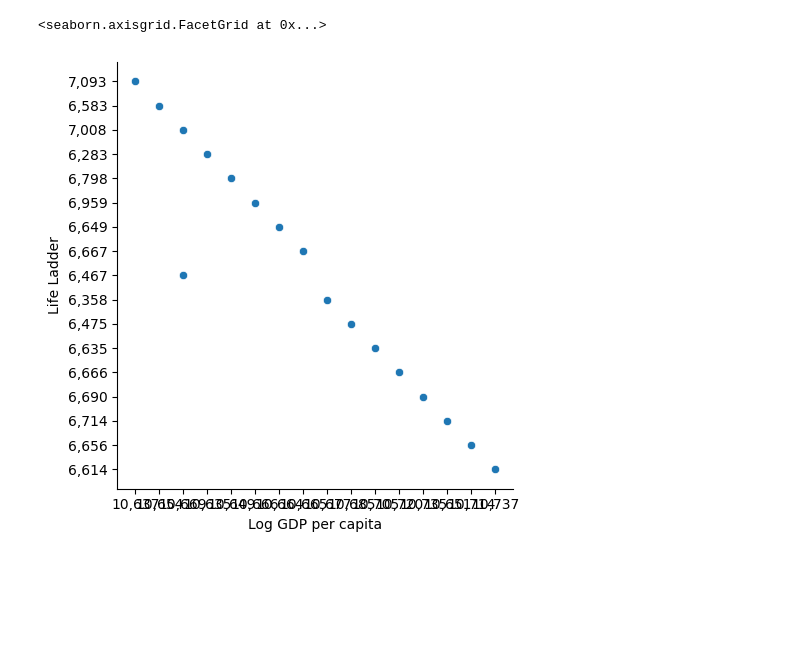
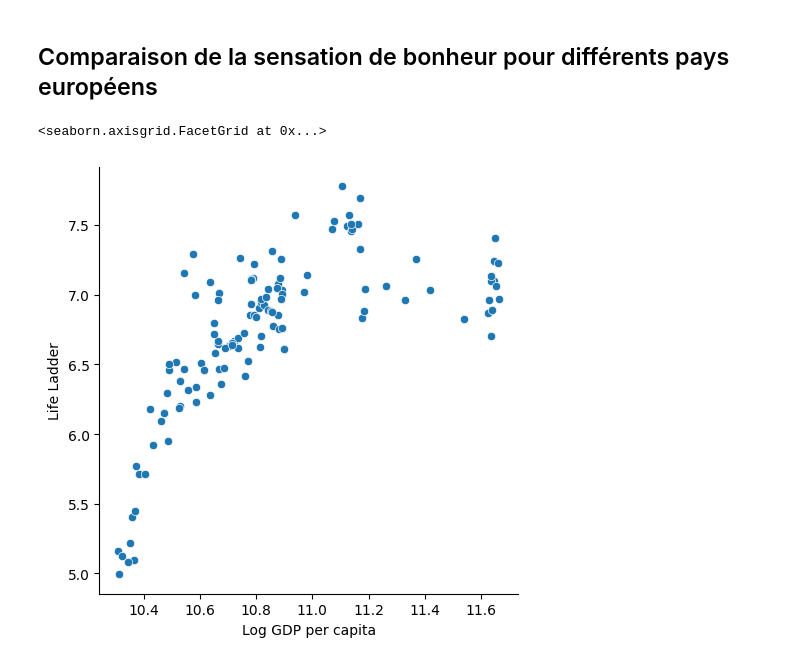
Before and after one commit to Aurelie-p23/pe-hackathon, a Jupyter notebook: Bonheur.ipynb, the cells around one changed output. Drawn from its saved outputs; the diff is of its cells as text; code cells hidden in the pictures; blank space fills up the shorter version.

```diff
--- a/Bonheur.ipynb
+++ b/Bonheur.ipynb
@@ -1,3 +5,6 @@
 # %%
 import pandas as pd
 df = pd.read_csv("table1.csv")
+# %%
+for c in df.columns[2:]:
+    df[c] = df[c].str.replace(',','.').astype(float)
@@ -21,8 +32,6 @@ df
 df_france = df[df["Country name"] == "France"]
 # %%
 pays = set (["France", "Germany", "Spain", "Italia", "Luxembourg", "Switzerland", "Ireland", "Belgium", "Portugal"])
-# %%
-pays = set (["Belgium", "Portugal"])
 # %%
 df_europe = df[df["Country name"].apply(lambda x: x in pays)]
 # %%
@@ -49,7 +74,9 @@ df_france
+# %% [markdown]
+## Comparaison de la sensation de bonheur pour différents pays européens
 # %%
 import seaborn as sns
 # %%
-sns.relplot(data=df_france, x='Log GDP per capita', y='Life Ladder')
+sns.relplot(data=df_europe, x='Log GDP per capita', y='Life Ladder')
 # %% [output]
 <seaborn.axisgrid.FacetGrid at 0x...>
-[figure, old version]
+[figure, new version]
```
Also changed, not shown: parts of 12 cells of this notebook.
